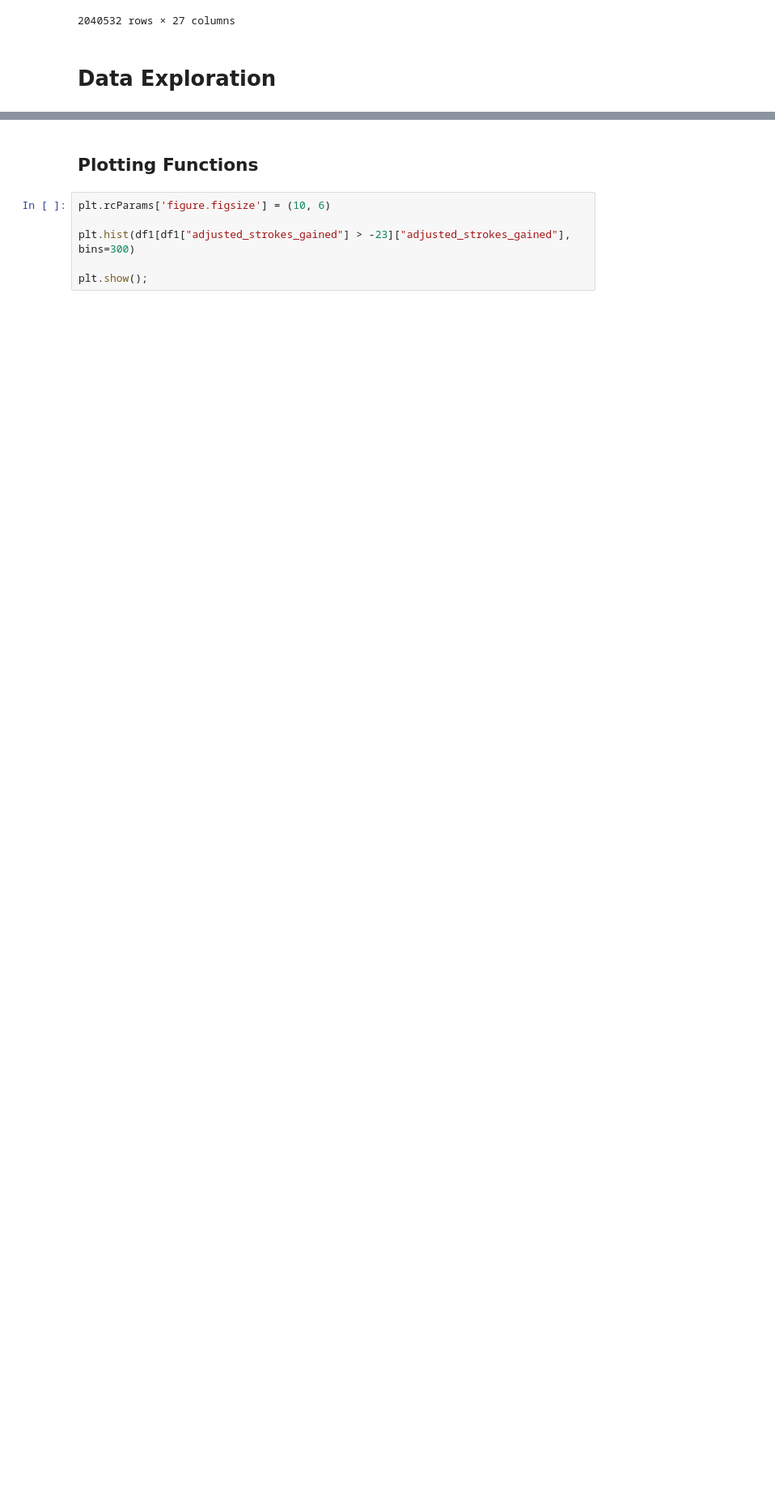
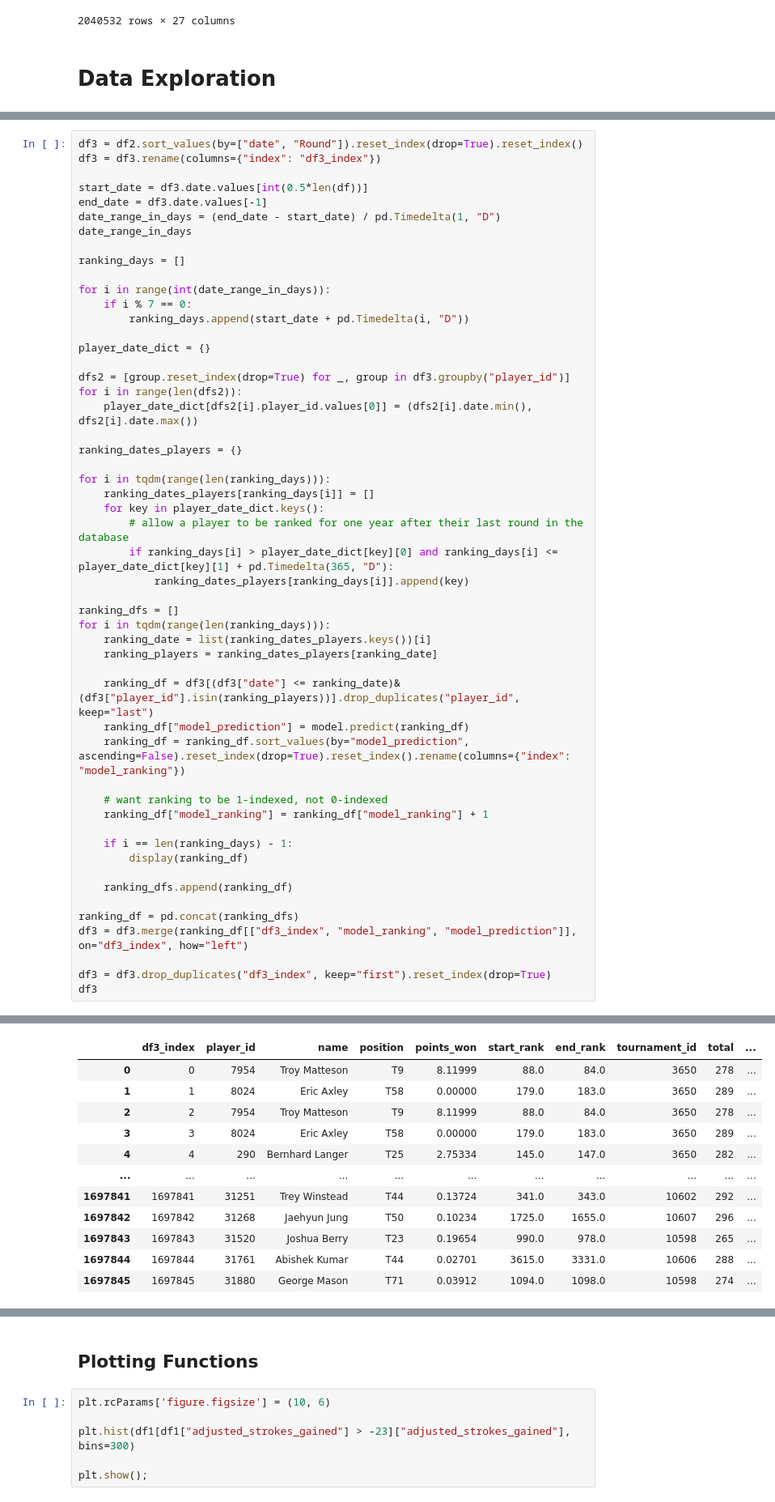
Before and after one commit to james-tyler1423/project, a Jupyter notebook: exploration.ipynb, the cells around one changed output, grey strips where cells are left out. Shown at 81% size. Drawn from its saved outputs; the diff is of its cells as text; blank space fills up the shorter version.

```diff
--- a/exploration.ipynb
+++ b/exploration.ipynb
@@ -318,0 +512,53 @@ df4.head(10)
+# %%
+df3 = df2.sort_values(by=["date", "Round"]).reset_index(drop=True).reset_index()
+df3 = df3.rename(columns={"index": "df3_index"})
+
+start_date = df3.date.values[int(0.5*len(df))]
+end_date = df3.date.values[-1]
+date_range_in_days = (end_date - start_date) / pd.Timedelta(1, "D")
+date_range_in_days
+
+ranking_days = []
+
+for i in range(int(date_range_in_days)):
+    if i % 7 == 0:
+        ranking_days.append(start_date + pd.Timedelta(i, "D"))
+
+player_date_dict = {}
+
+dfs2 = [group.reset_index(drop=True) for _, group in df3.groupby("player_id")]
+for i in range(len(dfs2)):
+    player_date_dict[dfs2[i].player_id.values[0]] = (dfs2[i].date.min(), dfs2[i].date.max())
+
+ranking_dates_players = {}
+
+for i in tqdm(range(len(ranking_days))):
+    ranking_dates_players[ranking_days[i]] = []
+    for key in player_date_dict.keys():
+        # allow a player to be ranked for one year after their last round in the database
+        if ranking_days[i] > player_date_dict[key][0] and ranking_days[i] <= player_date_dict[key][1] + pd.Timedelta(365, "D"):
+            ranking_dates_players[ranking_days[i]].append(key)
+
+ranking_dfs = []
+for i in tqdm(range(len(ranking_days))):
+    ranking_date = list(ranking_dates_players.keys())[i]
+    ranking_players = ranking_dates_players[ranking_date]
+
+    ranking_df = df3[(df3["date"] <= ranking_date)&(df3["player_id"].isin(ranking_players))].drop_duplicates("player_id", keep="last")
+    ranking_df["model_prediction"] = model.predict(ranking_df)
+    ranking_df = ranking_df.sort_values(by="model_prediction", ascending=False).reset_index(drop=True).reset_index().rename(columns={"index": "model_ranking"})
+
+    # want ranking to be 1-indexed, not 0-indexed
+    ranking_df["model_ranking"] = ranking_df["model_ranking"] + 1
+
+    if i == len(ranking_days) - 1:
+        display(ranking_df)
+
+    ranking_dfs.append(ranking_df)
+
+ranking_df = pd.concat(ranking_dfs)
+df3 = df3.merge(ranking_df[["df3_index", "model_ranking", "model_prediction"]], on="df3_index", how="left")
+
+df3 = df3.drop_duplicates("df3_index", keep="first").reset_index(drop=True)
+df3
+# %% [output]
@@ -318,0 +578,12 @@ df4.head(10)
+|  | df3_index | player_id | name | position | points_won | start_rank | end_rank | tournament_id | total | ... |
+| 0 | 0 | 7954 | Troy Matteson | T9 | 8.11999 | 88.0 | 84.0 | 3650 | 278 | ... |
+| 1 | 1 | 8024 | Eric Axley | T58 | 0.00000 | 179.0 | 183.0 | 3650 | 289 | ... |
+| 2 | 2 | 7954 | Troy Matteson | T9 | 8.11999 | 88.0 | 84.0 | 3650 | 278 | ... |
+| 3 | 3 | 8024 | Eric Axley | T58 | 0.00000 | 179.0 | 183.0 | 3650 | 289 | ... |
+| 4 | 4 | 290 | Bernhard Langer | T25 | 2.75334 | 145.0 | 147.0 | 3650 | 282 | ... |
+| ... | ... | ... | ... | ... | ... | ... | ... | ... | ... | ... |
+| 1697841 | 1697841 | 31251 | Trey Winstead | T44 | 0.13724 | 341.0 | 343.0 | 10602 | 292 | ... |
+| 1697842 | 1697842 | 31268 | Jaehyun Jung | T50 | 0.10234 | 1725.0 | 1655.0 | 10607 | 296 | ... |
+| 1697843 | 1697843 | 31520 | Joshua Berry | T23 | 0.19654 | 990.0 | 978.0 | 10598 | 265 | ... |
+| 1697844 | 1697844 | 31761 | Abishek Kumar | T44 | 0.02701 | 3615.0 | 3331.0 | 10606 | 288 | ... |
+| 1697845 | 1697845 | 31880 | George Mason | T71 | 0.03912 | 1094.0 | 1098.0 | 10598 | 274 | ... |
```
Also changed, not shown: parts of 33 cells of this notebook, 1 other file.
